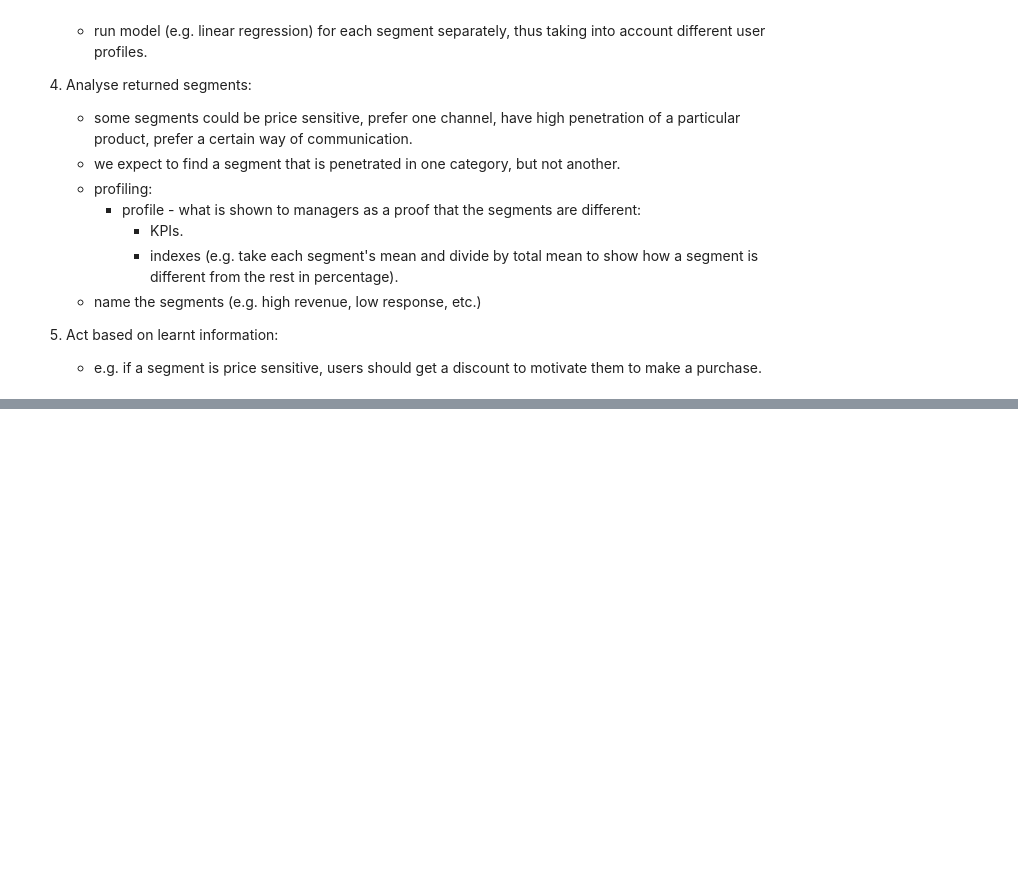
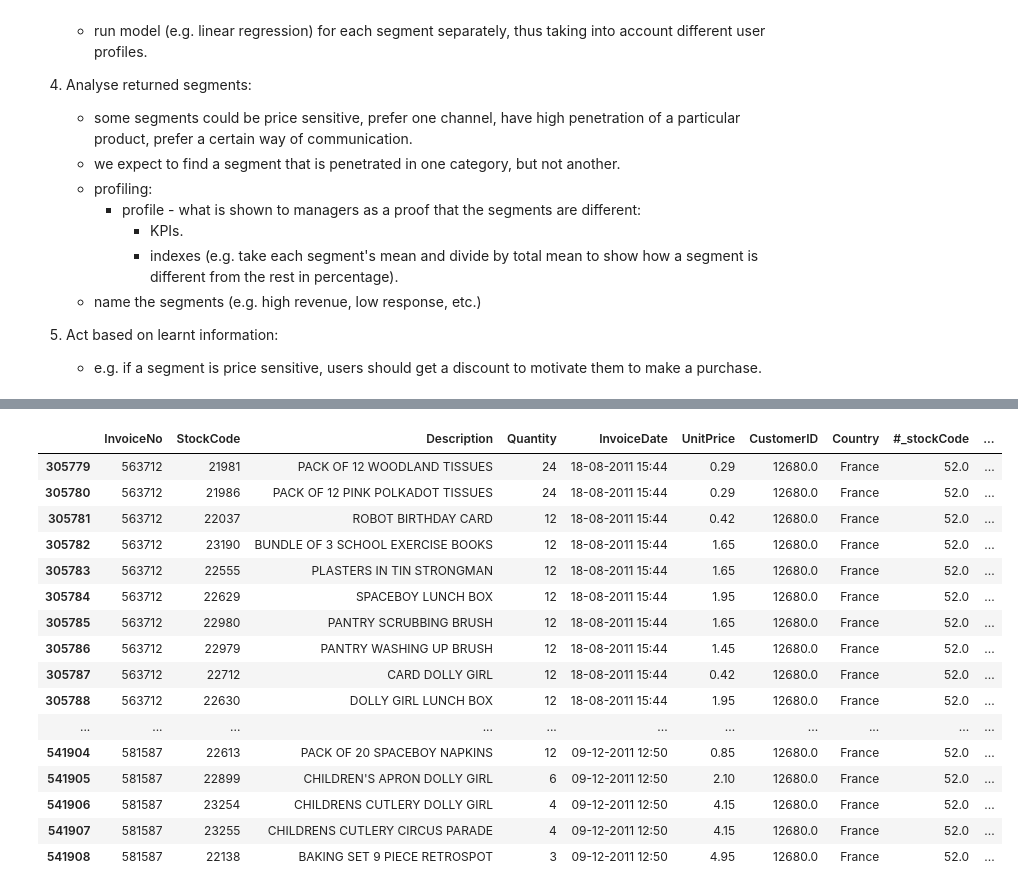
Before and after one commit to nastiag67/online-retail-clustering, a Jupyter notebook: README.ipynb, the cells around one changed output, grey strips where cells are left out. Drawn from its saved outputs; the diff is of its cells as text; code cells hidden in the pictures; blank space fills up the shorter version.

Commit message:
Merge branch 'eda'
# Conflicts:
#	README.ipynb

```diff
--- a/README.ipynb
+++ b/README.ipynb
@@ -127,0 +114,3 @@ df1
+# %%
+df0 = data.get_original()
+df0
@@ -127,0 +151,28 @@ df1
+# %%
+# number of products per customer
+df_stockCode = pd.DataFrame(df0.groupby('CustomerID')['StockCode'].count()).rename(columns={'StockCode':'#_stockCode'})
+# avg quantity of all products per customer
+df_Q = pd.DataFrame(df0.groupby('CustomerID')['Quantity'].mean()).rename(columns={'Quantity':'avg_Q'})
+
+
+df01 = pd.merge(df0, df_stockCode, how='left', left_on='CustomerID', right_index=True)
+df01 = pd.merge(df01, df_Q, how='left', left_on='CustomerID', right_index=True)
+df01.query("CustomerID == 12680.0")
+# %% [output]
+|  | InvoiceNo | StockCode | Description | Quantity | InvoiceDate | UnitPrice | CustomerID | Country | #_stockCode | ... |
+| 305779 | 563712 | 21981 | PACK OF 12 WOODLAND TISSUES | 24 | 18-08-2011 15:44 | 0.29 | 12680.0 | France | 52.0 | ... |
+| 305780 | 563712 | 21986 | PACK OF 12 PINK POLKADOT TISSUES | 24 | 18-08-2011 15:44 | 0.29 | 12680.0 | France | 52.0 | ... |
+| 305781 | 563712 | 22037 | ROBOT BIRTHDAY CARD | 12 | 18-08-2011 15:44 | 0.42 | 12680.0 | France | 52.0 | ... |
+| 305782 | 563712 | 23190 | BUNDLE OF 3 SCHOOL EXERCISE BOOKS | 12 | 18-08-2011 15:44 | 1.65 | 12680.0 | France | 52.0 | ... |
+| 305783 | 563712 | 22555 | PLASTERS IN TIN STRONGMAN | 12 | 18-08-2011 15:44 | 1.65 | 12680.0 | France | 52.0 | ... |
+| 305784 | 563712 | 22629 | SPACEBOY LUNCH BOX | 12 | 18-08-2011 15:44 | 1.95 | 12680.0 | France | 52.0 | ... |
+| 305785 | 563712 | 22980 | PANTRY SCRUBBING BRUSH | 12 | 18-08-2011 15:44 | 1.65 | 12680.0 | France | 52.0 | ... |
+| 305786 | 563712 | 22979 | PANTRY WASHING UP BRUSH | 12 | 18-08-2011 15:44 | 1.45 | 12680.0 | France | 52.0 | ... |
+| 305787 | 563712 | 22712 | CARD DOLLY GIRL | 12 | 18-08-2011 15:44 | 0.42 | 12680.0 | France | 52.0 | ... |
+| 305788 | 563712 | 22630 | DOLLY GIRL LUNCH BOX | 12 | 18-08-2011 15:44 | 1.95 | 12680.0 | France | 52.0 | ... |
+| ... | ... | ... | ... | ... | ... | ... | ... | ... | ... | ... |
+| 541904 | 581587 | 22613 | PACK OF 20 SPACEBOY NAPKINS | 12 | 09-12-2011 12:50 | 0.85 | 12680.0 | France | 52.0 | ... |
+| 541905 | 581587 | 22899 | CHILDREN'S APRON DOLLY GIRL | 6 | 09-12-2011 12:50 | 2.10 | 12680.0 | France | 52.0 | ... |
+| 541906 | 581587 | 23254 | CHILDRENS CUTLERY DOLLY GIRL | 4 | 09-12-2011 12:50 | 4.15 | 12680.0 | France | 52.0 | ... |
+| 541907 | 581587 | 23255 | CHILDRENS CUTLERY CIRCUS PARADE | 4 | 09-12-2011 12:50 | 4.15 | 12680.0 | France | 52.0 | ... |
+| 541908 | 581587 | 22138 | BAKING SET 9 PIECE RETROSPOT | 3 | 09-12-2011 12:50 | 4.95 | 12680.0 | France | 52.0 | ... |
```
Also changed, not shown: parts of 14 cells of this notebook.
